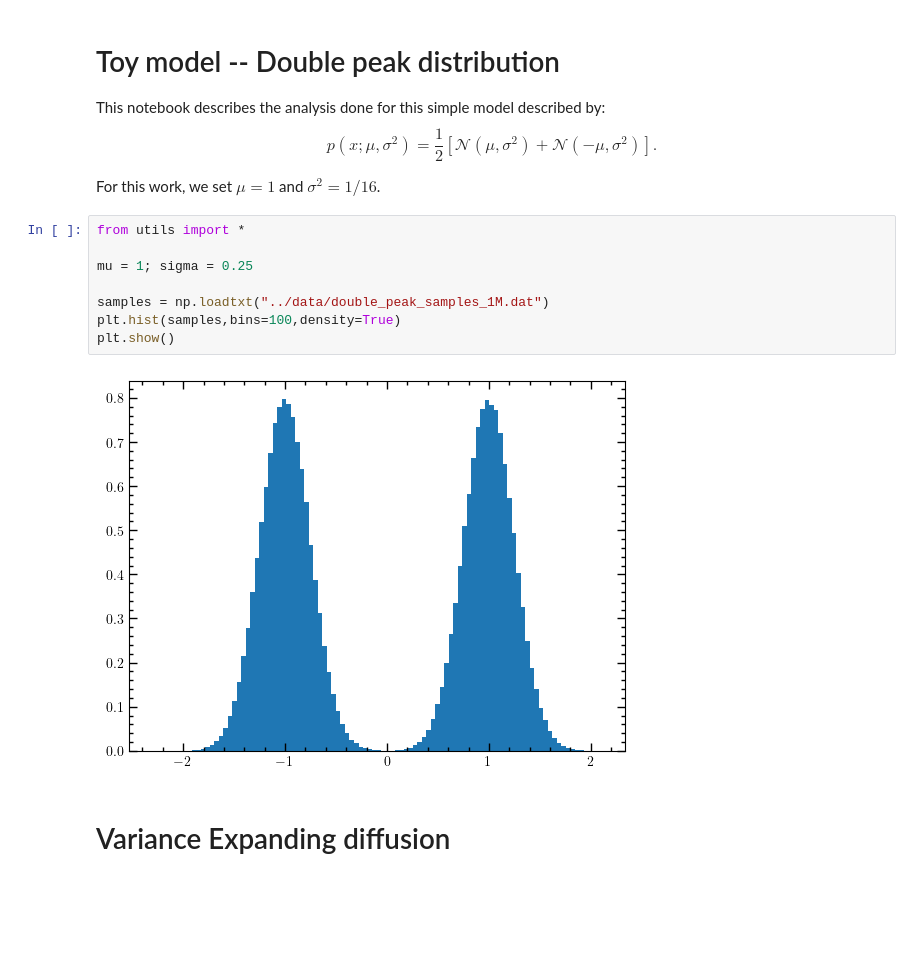
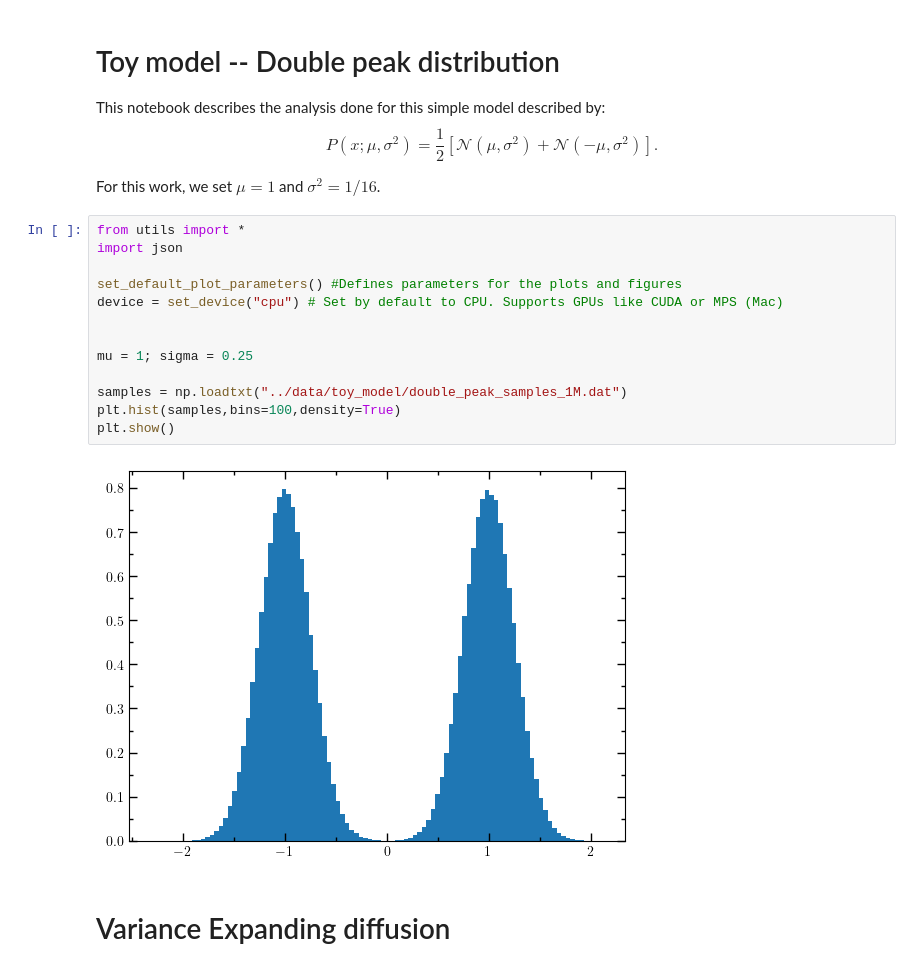
Before and after one commit to DiaaEddinH/On-learning-higher-order-cumulants-in-diffusion-models, a Jupyter notebook: bin/plots.ipynb, the cells around one changed output. Drawn from its saved outputs; the diff is of its cells as text; blank space fills up the shorter version.

Commit message:
Cleanup and created plot analysiss notebook

```diff
--- a/bin/plots.ipynb
+++ b/bin/plots.ipynb
@@ -2,20 +2,25 @@
 # Toy model -- Double peak distribution
 This notebook describes the analysis done for this simple model described by:
 $$
-p(x; \mu, \sigma^2) = \frac{1}{2}\left[\mathcal{N}(\mu,\sigma^2) + \mathcal{N}(-\mu,\sigma^2)\right].
+P(x; \mu, \sigma^2) = \frac{1}{2}\left[\mathcal{N}(\mu,\sigma^2) + \mathcal{N}(-\mu,\sigma^2)\right].
 $$
 
 For this work, we set $\mu = 1$ and $\sigma^2 = 1/16$.
 # %%
 from utils import *
+import json
+
+set_default_plot_parameters() #Defines parameters for the plots and figures
+device = set_device("cpu") # Set by default to CPU. Supports GPUs like CUDA or MPS (Mac)
+
 
 mu = 1; sigma = 0.25
 
-samples = np.loadtxt("../data/double_peak_samples_1M.dat")
+samples = np.loadtxt("../data/toy_model/double_peak_samples_1M.dat")
 plt.hist(samples,bins=100,density=True)
 plt.show()
 # %% [output]
-[figure, old version]
+[figure, new version]
 # %% [markdown]
 # Variance Expanding diffusion
 # %% [markdown]
```
Also changed, not shown: parts of 22 cells of this notebook, 4 other files.
